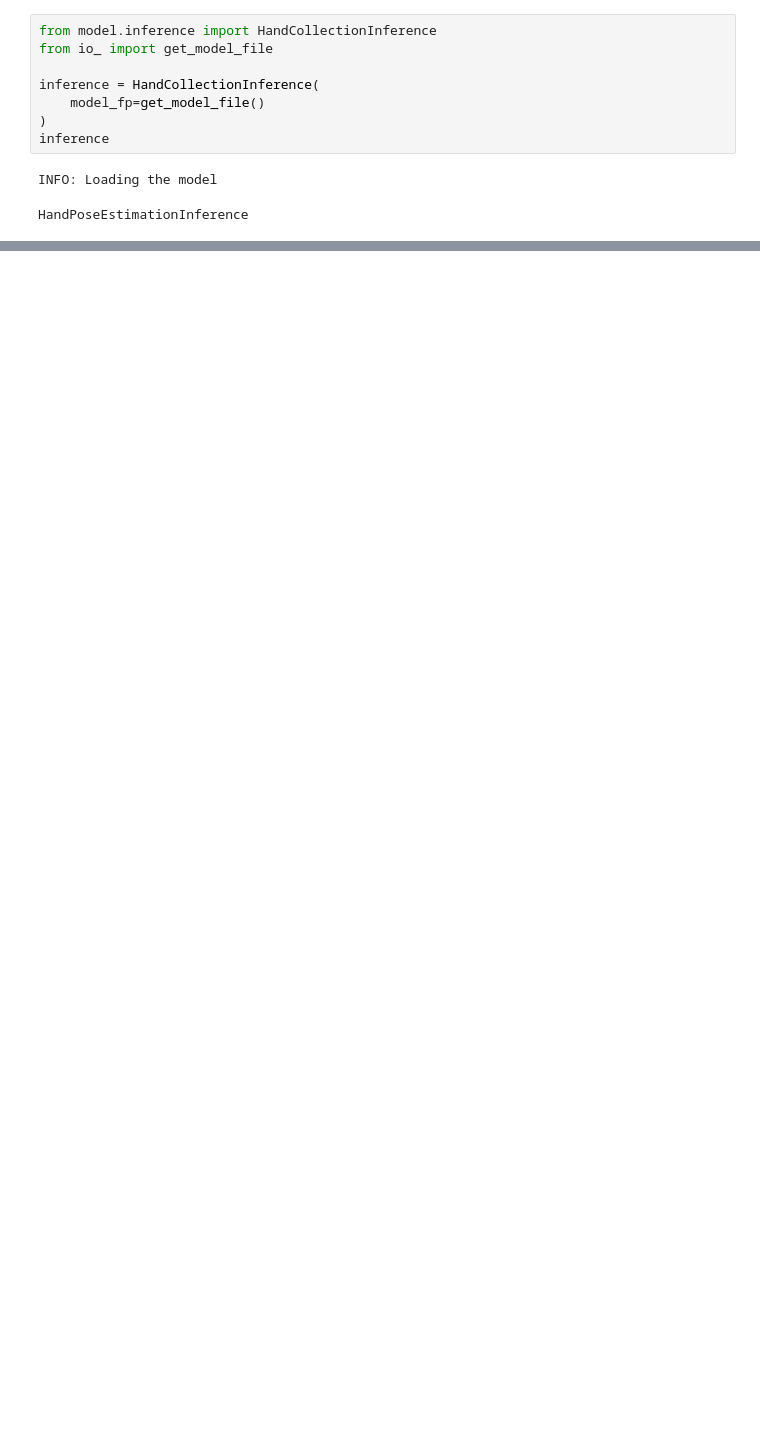
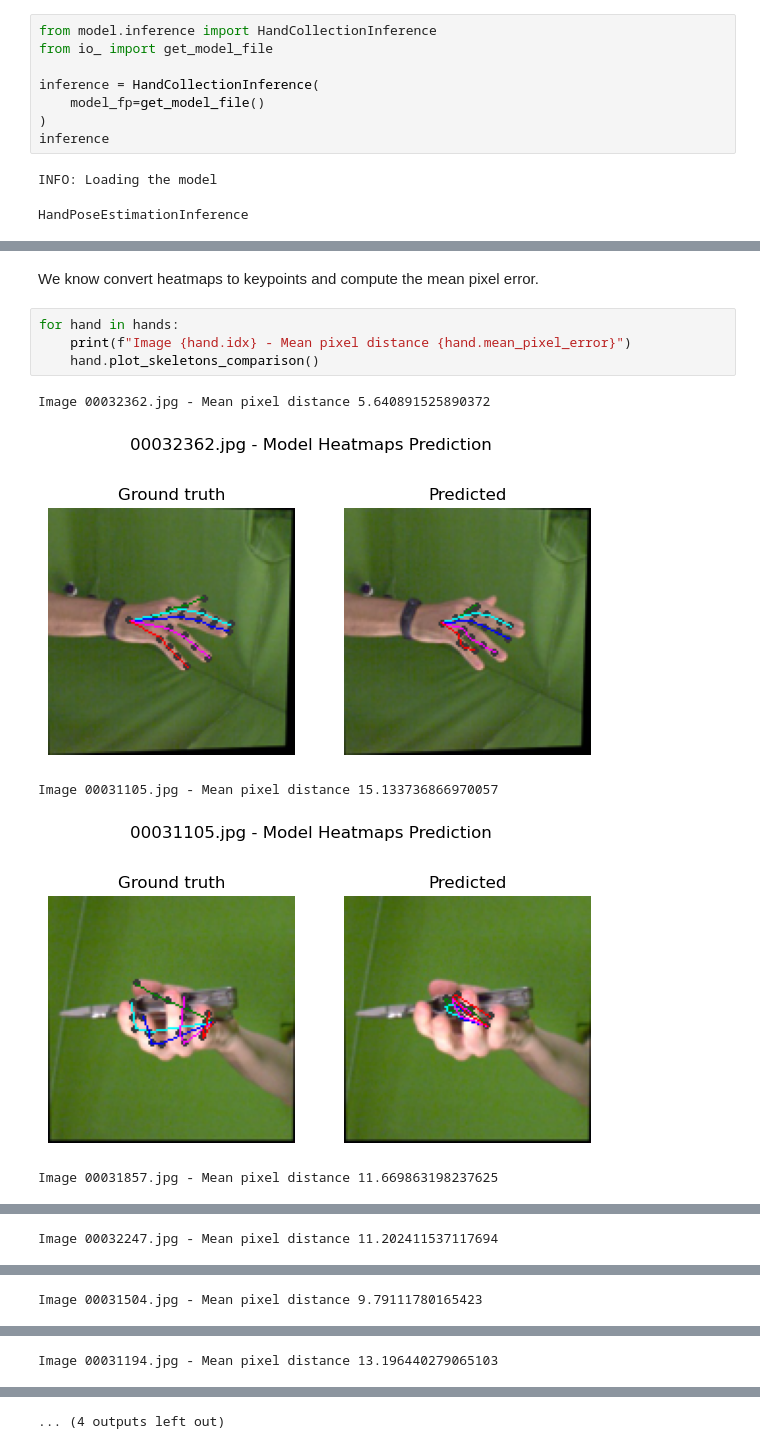
Before and after one commit to Quinta13/ML_project, a Jupyter notebook: notebooks/3-Inference.ipynb, the cells around one changed output, grey strips where cells are left out. Drawn from its saved outputs; the diff is of its cells as text; blank space fills up the shorter version.

```diff
--- a/notebooks/3-Inference.ipynb
+++ b/notebooks/3-Inference.ipynb
@@ -48,0 +88,12 @@ hand.plot_pred_skeleton()
+# %% [markdown]
+We know convert heatmaps to keypoints and compute the mean pixel error.
+# %%
+for hand in hands:
+    print(f"Image {hand.idx} - Mean pixel distance {hand.mean_pixel_error}")
+    hand.plot_skeletons_comparison()
+# %% [output]
+Image 00032362.jpg - Mean pixel distance 5.640891525890372
+[figure, added]
+Image 00031105.jpg - Mean pixel distance 15.133736866970057
+[figure, added]
+Image 00031857.jpg - Mean pixel distance 11.669863198237625
@@ -48,0 +101 @@ hand.plot_pred_skeleton()
+Image 00032247.jpg - Mean pixel distance 11.202411537117694
@@ -48,0 +103 @@ hand.plot_pred_skeleton()
+Image 00031504.jpg - Mean pixel distance 9.79111780165423
@@ -48,0 +105 @@ hand.plot_pred_skeleton()
+Image 00031194.jpg - Mean pixel distance 13.196440279065103
@@ -48,0 +107 @@ hand.plot_pred_skeleton()
+... (4 outputs left out)
```
Also changed, not shown: parts of 28 cells of this notebook, 7 other files.
